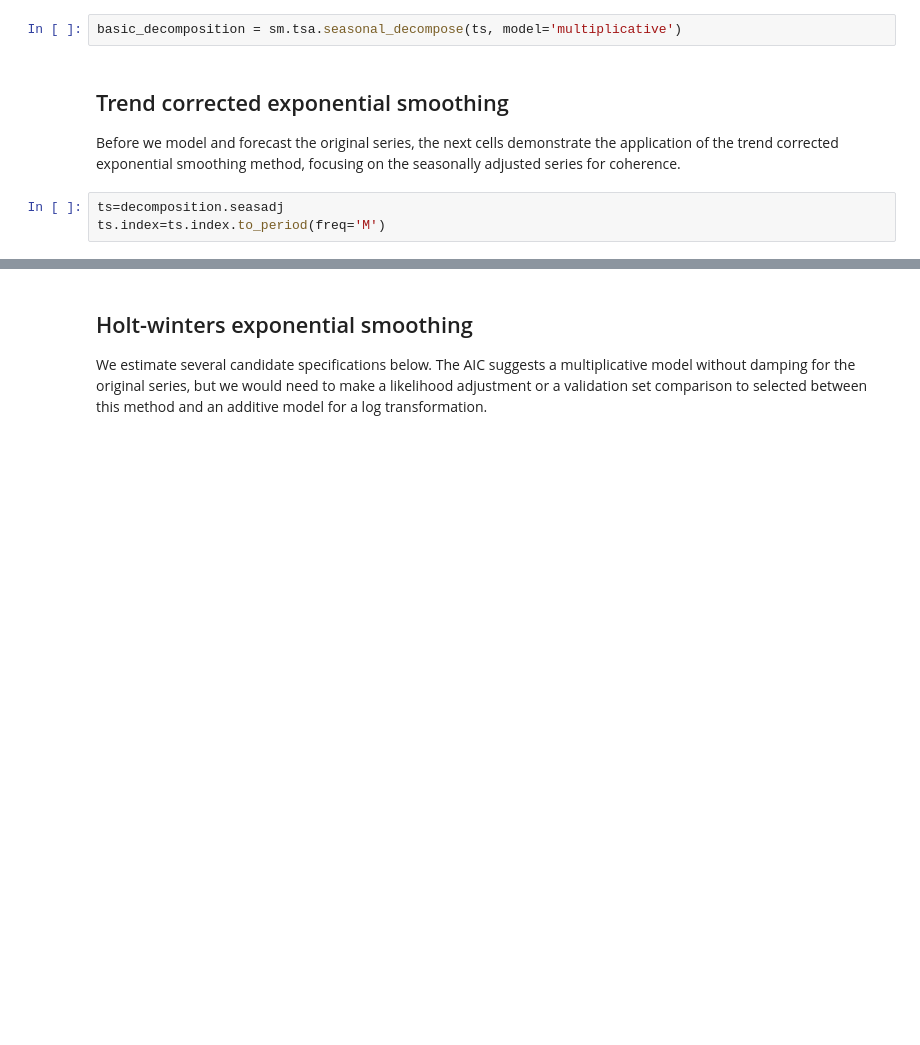
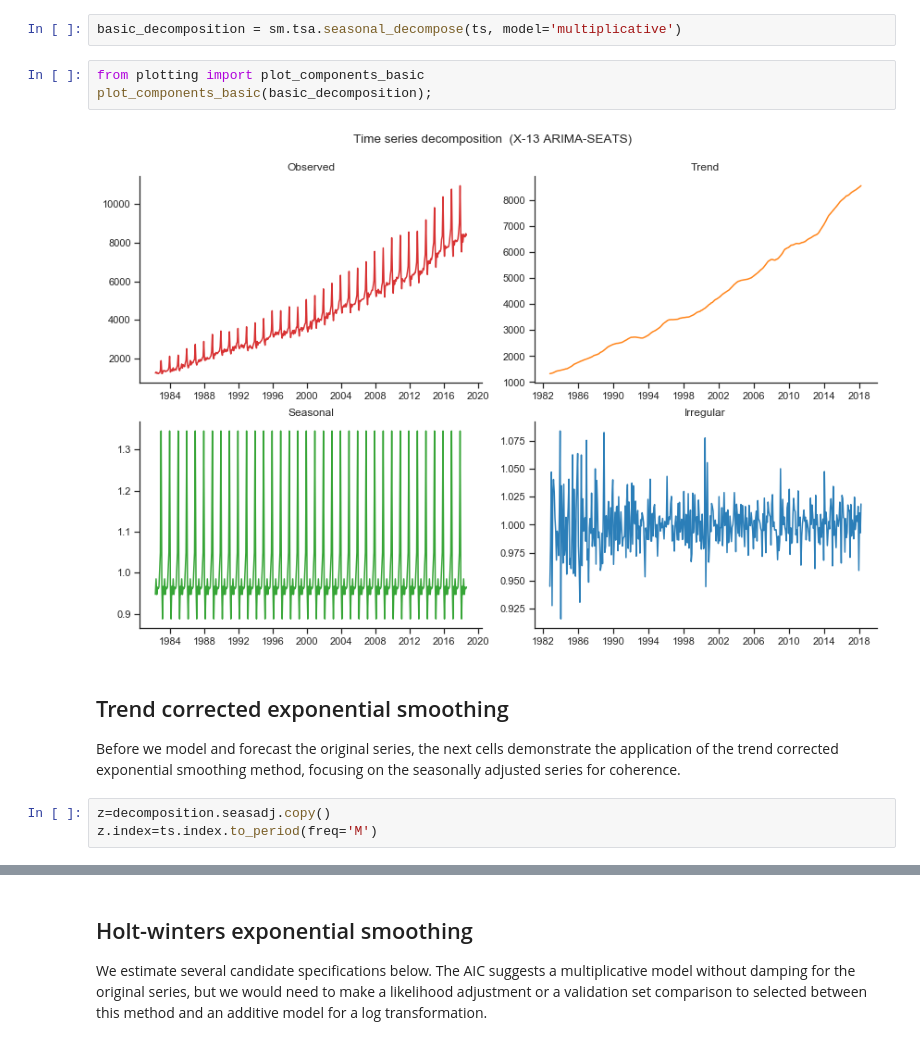
Before and after one commit to caropilardiaz/AnalisisSeriesTemporales, a Jupyter notebook: Tutorial03 Holt Winters Smoothing.ipynb, the cells around one changed output, grey strips where cells are left out. Drawn from its saved outputs; the diff is of its cells as text; blank space fills up the shorter version.

```diff
--- a/Tutorial03 Holt Winters Smoothing.ipynb
+++ b/Tutorial03 Holt Winters Smoothing.ipynb
@@ -141,11 +150,16 @@ f.close()
 In case you are not able to work with the X13 decomposition software, a more basic decomposition is available as follows.
 # %%
 basic_decomposition = sm.tsa.seasonal_decompose(ts, model='multiplicative')
+# %%
+from plotting import plot_components_basic
+plot_components_basic(basic_decomposition);
+# %% [output]
+[figure, added]
 # %% [markdown]
 ## Trend corrected exponential smoothing
 
 Before we model and forecast the original series, the next cells demonstrate the application of the trend corrected exponential smoothing method, focusing on the seasonally adjusted series for coherence.
 # %%
-ts=decomposition.seasadj
-ts.index=ts.index.to_period(freq='M')
+z=decomposition.seasadj.copy()
+z.index=ts.index.to_period(freq='M')
 # %%
```
Also changed, not shown: parts of 16 cells of this notebook.
